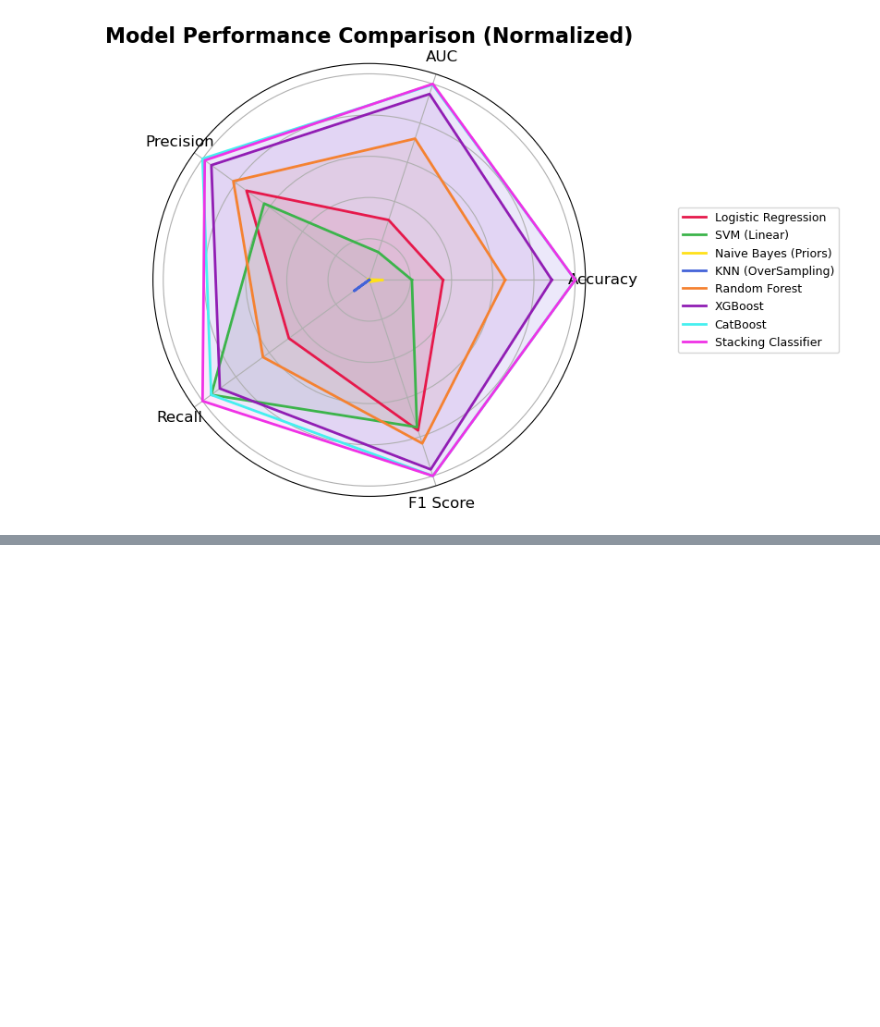
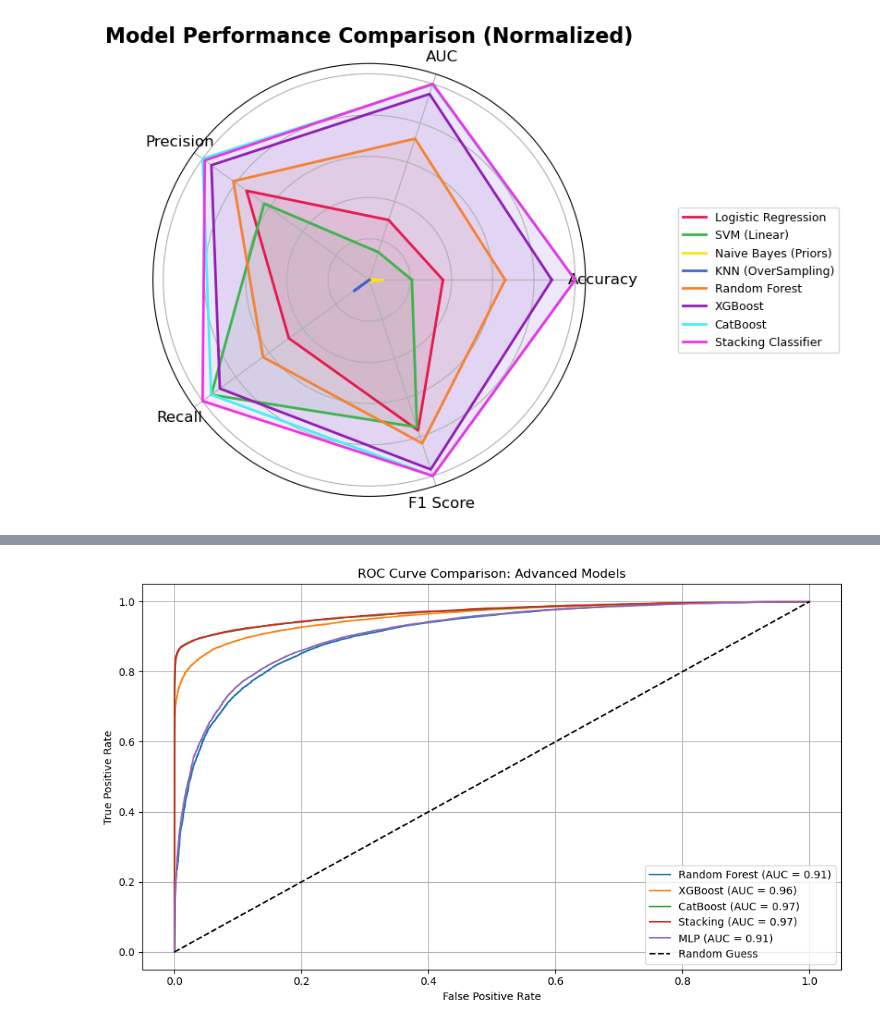
Before and after one commit to dhanashri-dotcom/bankloan-default-prediction, a Jupyter notebook: notebooks/Loan_Default_Prediction.ipynb, the cells around one changed output, grey strips where cells are left out. Drawn from its saved outputs; the diff is of its cells as text; code cells hidden in the pictures; blank space fills up the shorter version.

```diff
--- a/notebooks/Loan_Default_Prediction.ipynb
+++ b/notebooks/Loan_Default_Prediction.ipynb
@@ -738,0 +784,21 @@ Image("qr_code.png")
+# %%
+import matplotlib.pyplot as plt
+
+plt.figure(figsize=(10, 6))
+
+plt.plot(fpr_rf, tpr_rf, label=f'Random Forest (AUC = {auc_rf:.2f})')
+plt.plot(fpr_xgb, tpr_xgb, label=f'XGBoost (AUC = {auc_xgb:.2f})')
+plt.plot(fpr_cat, tpr_cat, label=f'CatBoost (AUC = {auc_cat:.2f})')
+plt.plot(fpr_stack, tpr_stack, label=f'Stacking (AUC = {auc_stack:.2f})')
+plt.plot(fpr_mlp, tpr_mlp, label=f'MLP (AUC = {auc_mlp:.2f})')
+
+plt.plot([0, 1], [0, 1], 'k--', label='Random Guess')
+plt.title('ROC Curve Comparison: Advanced Models')
+plt.xlabel('False Positive Rate')
+plt.ylabel('True Positive Rate')
+plt.legend(loc='lower right')
+plt.grid(True)
+plt.tight_layout()
+plt.show()
+# %% [output]
+[figure, added]
```
Also changed, not shown: parts of 8 cells of this notebook.
